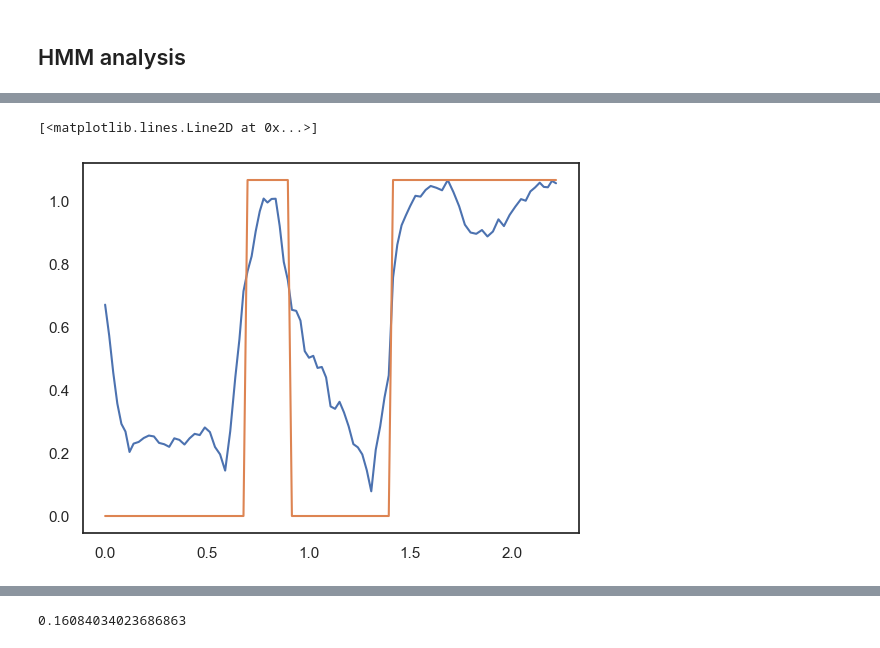
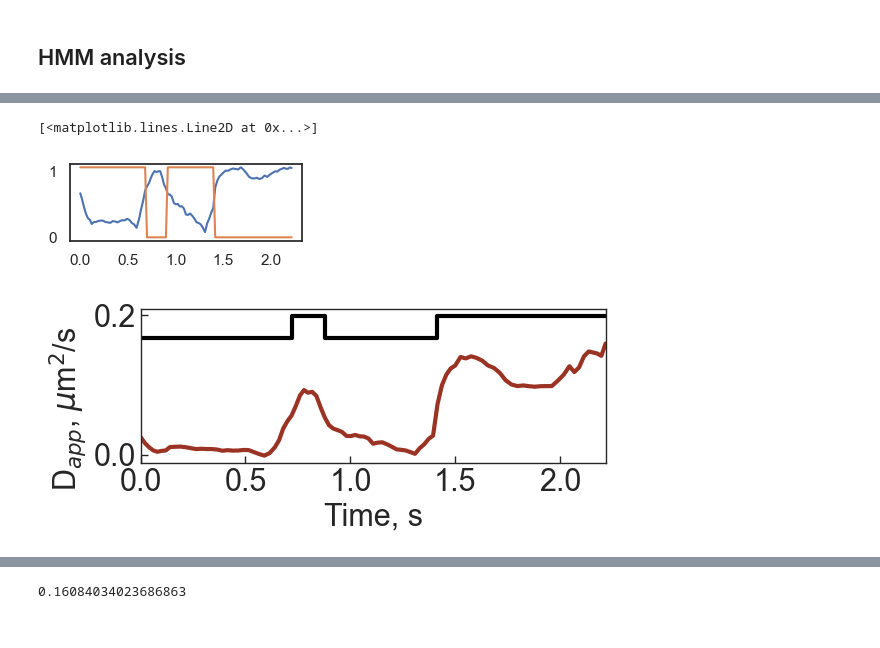
Before and after one commit to walterlab-um/intra_condensate_SPT, a Jupyter notebook: plot_paper_figure/Fig2_multi_stage.ipynb, the cells around one changed output, grey strips where cells are left out. Cells and saved outputs as stored; diff of their text form; code cells hidden in the pictures.

```diff
--- a/plot_paper_figure/Fig2_multi_stage.ipynb
+++ b/plot_paper_figure/Fig2_multi_stage.ipynb
@@ -286,9 +230,10 @@ plt.plot(arr_t_start, (1-hmm_log10D)*arr_log10D.max())
 # %%
+plt.figure(figsize=(3, 1))
 plt.plot(arr_t_start, arr_alpha)
 plt.plot(arr_t_start, hmm_alpha*arr_alpha.max())
 # %% [output]
 [<matplotlib.lines.Line2D at 0x...>]
-[figure, old version]
+[figure, new version]
 # %%
 # implement a clear transition mid point between each transition
 hmm_t_log10D = []
@@ -323,20 +268,23 @@ for t, state in zip(arr_t_start, hmm_alpha):
 hmm_t_alpha = np.array(hmm_t_alpha, float)
 hmm_alpha_fixed = np.array(hmm_alpha_fixed, float)
 # %%
+fontsize = 22
 # Plot log10D linear with hmm
-plt.figure(figsize=(6, 2), dpi=300)
+plt.figure(figsize=(6, 2))
 plt.plot(arr_t_start, arr_log10D, lw=3, c="#9a3324")
 hmm_min_toplot = arr_log10D.max() * 1.05
 hmm_delta_toplot = np.ptp(arr_log10D) * 0.2
-hmm_toplot = hmm_min_toplot + hmm_delta_toplot * (1 - hmm_log10D_fixed)
+# hmm_toplot = hmm_min_toplot + hmm_delta_toplot * (1 - hmm_log10D_fixed)
+hmm_toplot = hmm_min_toplot + hmm_delta_toplot * hmm_log10D_fixed
 plt.plot(hmm_t_log10D, hmm_toplot, lw=3, c="black")
-plt.xlabel("Time, s", fontsize=15)
-plt.ylabel(r"D$_{app}$, $\mu$m$^2$/s", fontsize=15)
+plt.xlabel("Time, s", fontsize=fontsize)
+plt.ylabel(r"D$_{app}$, $\mu$m$^2$/s", fontsize=fontsize)
+plt.gca().yaxis.set_label_coords(-0.11, 0.35)
 plt.gca().spines[:].set_linewidth(1)
 plt.gca().tick_params(
     axis="both",
     which="major",
-    labelsize=15,
+    labelsize=fontsize,
     direction="in",
     bottom=True,
     left=True,
@@ -351,35 +299,7 @@ plt.savefig(
     "running_window_log10D_hmm-" + str(idx) + "-lag-" + str(lags.shape[0]) + ".png",
     format="png",
     bbox_inches="tight",
+    dpi=300,
 )
-plt.close()
-# Plot alpha component with hmm
-plt.figure(figsize=(6, 2), dpi=300)
-plt.plot(arr_t_start, arr_alpha, lw=3, c="#9a3324")
-hmm_min_toplot = arr_alpha.max() * 1.05
-hmm_delta_toplot = np.ptp(arr_alpha) * 0.2
-hmm_toplot = hmm_min_toplot + hmm_delta_toplot * hmm_alpha_fixed
-plt.plot(hmm_t_alpha, hmm_toplot, lw=3, c="black")
-plt.xlabel("Time, s", fontsize=15)
-plt.ylabel(r"$\alpha$ component", fontsize=15)
-plt.gca().spines[:].set_linewidth(1)
-plt.gca().tick_params(
-    axis="both",
-    which="major",
-    labelsize=15,
-    direction="in",
-    bottom=True,
-    left=True,
-    length=5,
-    width=1,
-)
-plt.xlim(
-    arr_t_start[0],
-    arr_t_start[-1],
-)
-plt.savefig(
-    "running_window_alhpa_hmm-" + str(idx) + "-lag-" + str(lags.shape[0]) + ".png",
-    format="png",
-    bbox_inches="tight",
-)
-plt.close()
+# %% [output]
+[figure, added]
```
Also changed, not shown: parts of 7 cells of this notebook.
